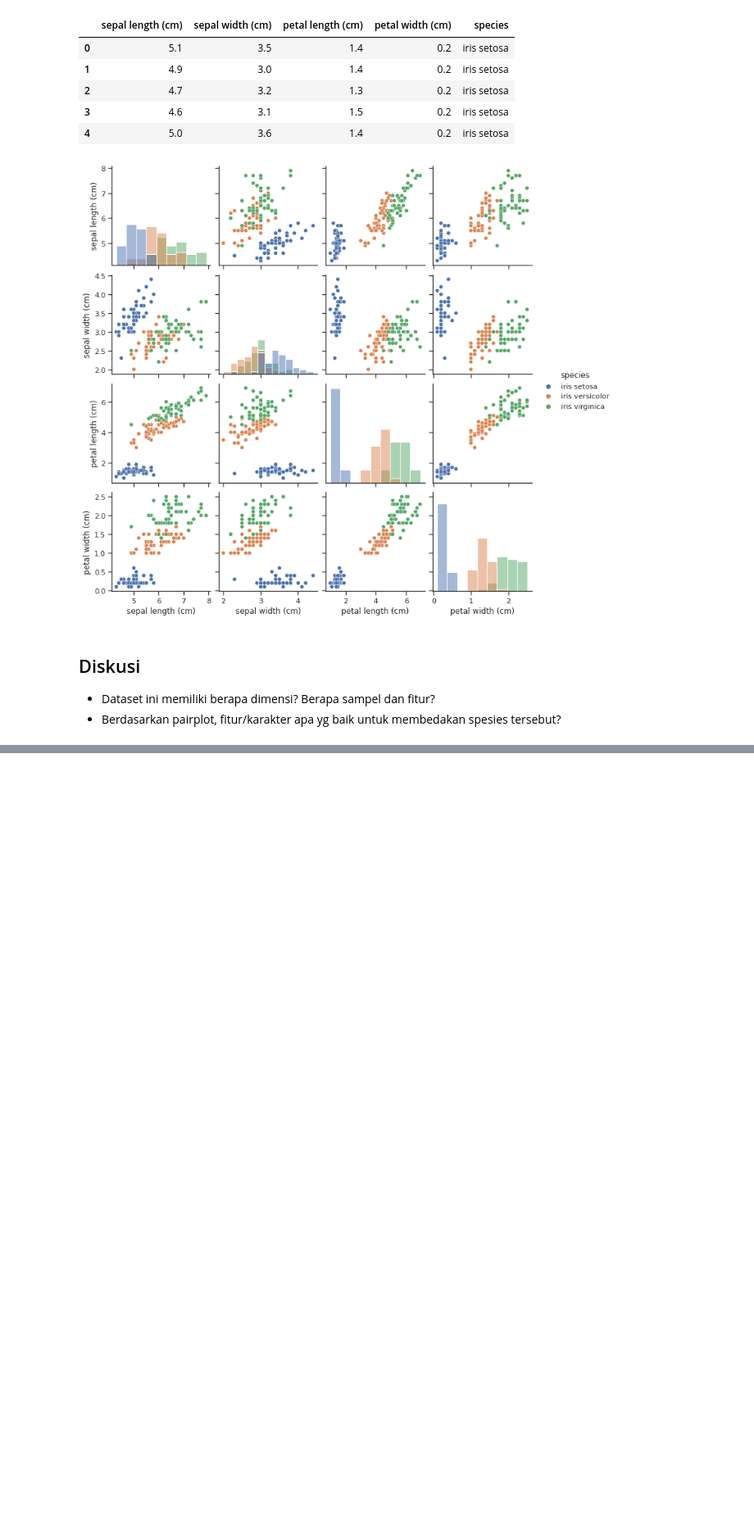
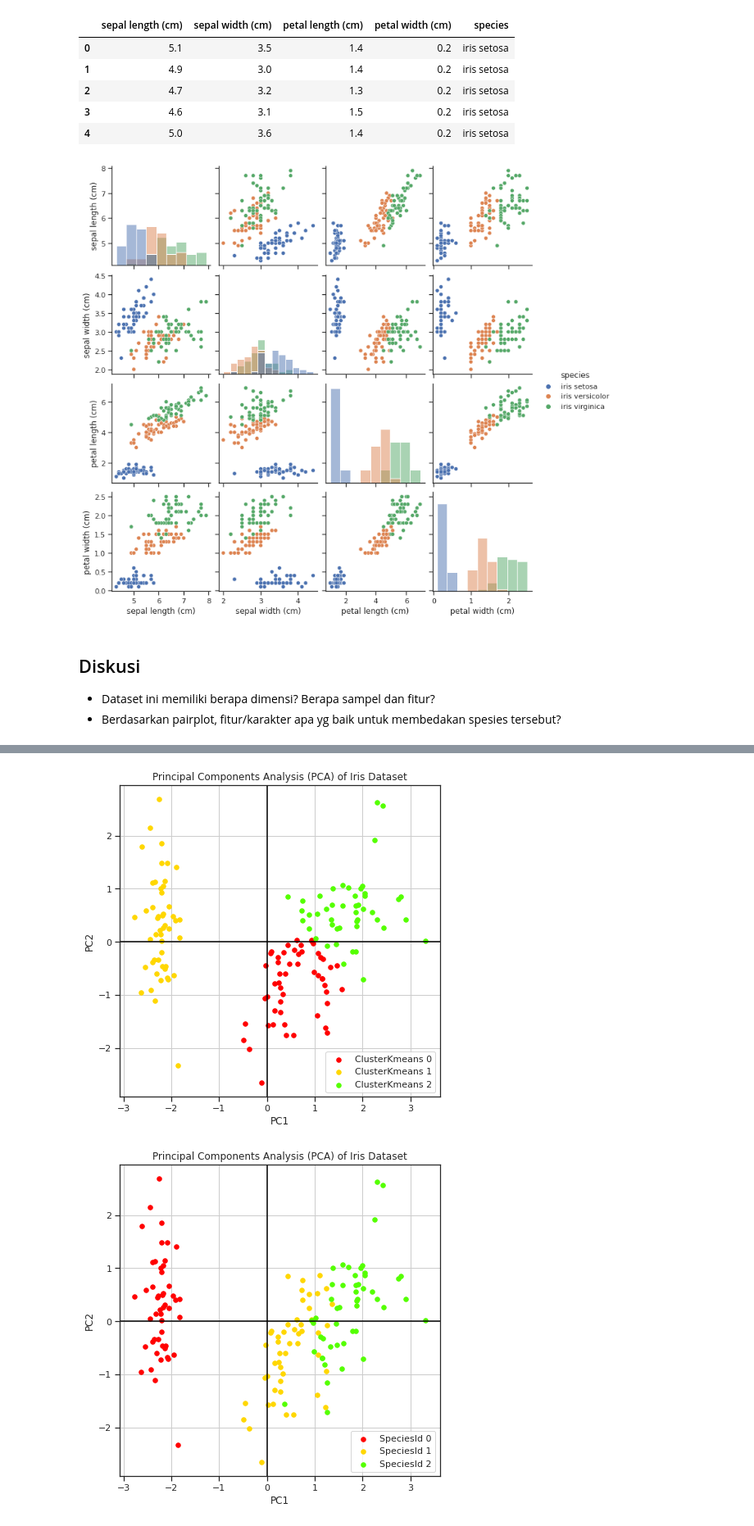
Before and after one commit to lab-biotek-bio-ugm/BIC30007-2, a Jupyter notebook: notebook/modul7.ipynb, the cells around one changed output, grey strips where cells are left out. Shown: that part at 82% size. Drawn from its saved outputs; the diff is of its cells as text; code cells hidden in the pictures; blank space fills up the shorter version.

```diff
--- a/notebook/modul7.ipynb
+++ b/notebook/modul7.ipynb
@@ -77,0 +171,8 @@ Y = iris.target
+# %%
+# first, convert species to an arbitrary number
+y_id_array = Y
+
+df_plot = X_pca.copy()
+df_plot['ClusterKmeans'] = y_cluster_kmeans
+df_plot['SpeciesId'] = y_id_array # also add actual labels so we can use it in later plots
+df_plot.sample(5)
@@ -77,0 +186,36 @@ Y = iris.target
+# %%
+# so now we can make a 2d scatterplot of the clusters
+# first define a plot fn
+
+def plotData(df, groupby):
+    "make a scatterplot of the first two principal components of the data, colored by the groupby field"
+
+    # make a figure with just one subplot.
+    # you can specify multiple subplots in a figure,
+    # in which case ax would be an array of axes,
+    # but in this case it'll just be a single axis object.
+    fig, ax = plt.subplots(figsize = (7,7))
+
+    # color map
+    cmap = mpl.cm.get_cmap('prism')
+
+    # we can use pandas to plot each cluster on the same graph.
+    # see http://pandas.pydata.org/pandas-docs/stable/generated/pandas.DataFrame.plot.html
+    for i, cluster in df.groupby(groupby):
+        cluster.plot(ax = ax, # need to pass this so all scatterplots are on same graph
+                     kind = 'scatter',
+                     x = 'PC1', y = 'PC2',
+                     color = cmap(i/(nclusters-1)), # cmap maps a number to a color
+                     label = "%s %i" % (groupby, i),
+                     s=30) # dot size
+    ax.grid()
+    ax.axhline(0, color='black')
+    ax.axvline(0, color='black')
+    ax.set_title("Principal Components Analysis (PCA) of Iris Dataset");
+# %%
+# plot the clusters each datapoint was assigned to
+plotData(df_plot, 'ClusterKmeans')
+plotData(df_plot, 'SpeciesId')
+# %% [output]
+[figure, added]
+[figure, added]
```
Also changed, not shown: parts of 13 cells of this notebook, 2 other files.
